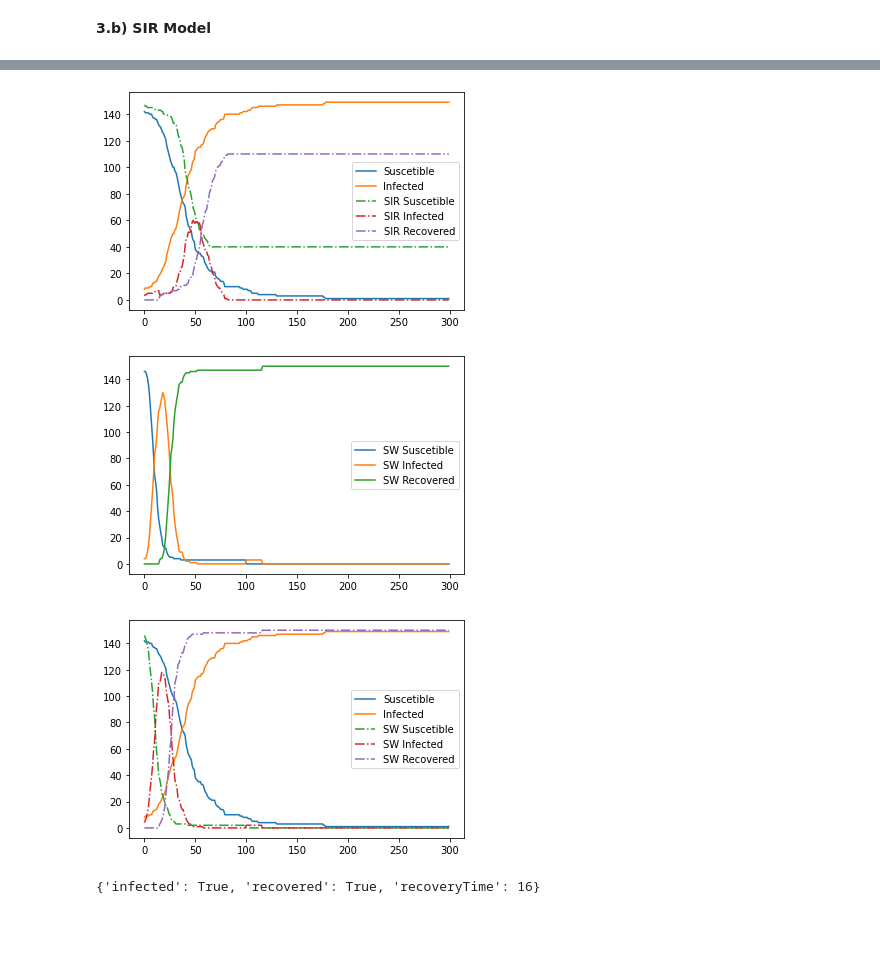
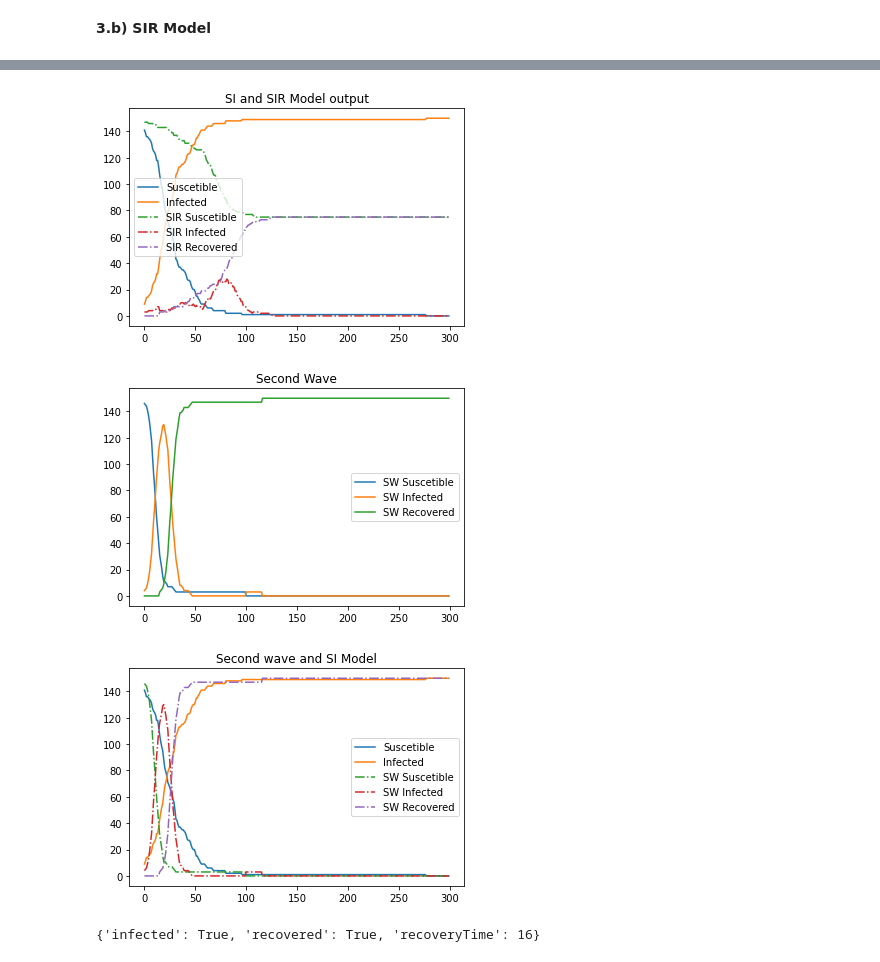
Before and after one commit to Elangoraj/Social-network-analysis, a Jupyter notebook: Networks.ipynb, the cells around one changed output, grey strips where cells are left out. Drawn from its saved outputs; the diff is of its cells as text; code cells hidden in the pictures; blank space fills up the shorter version.

```diff
--- a/Networks.ipynb
+++ b/Networks.ipynb
@@ -340,11 +296,0 @@ nx.circular_layout(Gx)
-# %%
-mv = list(measures.values())
-
-color_map = []
-for i in range(0,len(mv)):
-  if mv[i] == 0: color_map.append('orange')
-  elif mv[i] == 1: color_map.append('g')
-  elif mv[i] == 2: color_map.append('r')
-  elif mv[i] == 3: color_map.append('b')
-  elif mv[i] == 4: color_map.append('black')
-  else: color_map.append('yellow')
@@ -483,10 +387,2 @@ draw_clu(Gx, nx.spring_layout(Gx), community.best_partition(Gx), 'Louvain')
 # %% [markdown]
 **2.f) Longest Shortest Path**
-# %%
-path = dict(nx.all_pairs_dijkstra_path(G))
-max_path = []
-for i in (list(path.keys())):
-  max_path.append((i,max(path[i].items(), key=operator.itemgetter(1))[0],max(path[i].items(), key=operator.itemgetter(1))[1]))
-source=max(max_path,key=itemgetter(2))[0]
-target=max(max_path,key=itemgetter(2))[1]
-nx.shortest_path(G,source=source,target=target)
@@ -603,9 +506,11 @@ def SI_model(G, initial_infecteds , beta, t_simulation):
 
   return sData, infectedData
 # %%
-G = Gx
+# Define parameters
 initial_infecteds = [10,15,20,25,30,35,40,45]
 beta = 0.005
 t_simulation = 300
-SI_Suscetible, SI_Infected = SI_model(G, initial_infecteds , beta, t_simulation)
+
+# SI model function call
+SI_Suscetible, SI_Infected = SI_model(Gx, initial_infecteds , beta, t_simulation)
 # %% [output]
@@ -713,9 +635,11 @@ def SIR_model(G, initial_infecteds , beta, t_simulation, recoveryTime):
   return sData_SIR, infectedData, recoveredData
 # %%
-G = Gx
-initial_infecteds = 3 # [10,15,20,25,30,35,40,45]
+# Define parameters
+initial_infecteds = [10,15,20]
 beta = 0.005
 t_simulation = 300
 recoveryTime = 15
-SIR_Suscetible, SIR_infected, SIR_recovered = SIR_model(G, initial_infecteds , beta, t_simulation, recoveryTime)
+
+# SIR model function call
+SIR_Suscetible, SIR_infected, SIR_recovered = SIR_model(Gx, initial_infecteds , beta, t_simulation, recoveryTime)
 # %% [output]
@@ -723,16 +659,16 @@ SIR_Suscetible, SIR_infected, SIR_recovered = SIR_model(G, initial_infecteds , b
 # %%
-# SIR_Suscetible, SIR_infected, SIR_recovered
-# SI_Suscetible, SI_Infected
+# Plot and compare SI and SIR model outputs as lineplot
 timeList = np.arange(0,t_simulation)
+plt.title('SI and SIR Model output')
 plt.plot(timeList, SI_Suscetible, label="Suscetible")
 plt.plot(timeList, SI_Infected, label="Infected")
 plt.plot(timeList, SIR_Suscetible, label="SIR Suscetible", linestyle='-.')
 plt.plot(timeList, SIR_infected, label="SIR Infected", linestyle='-.')
 plt.plot(timeList, SIR_recovered, label="SIR Recovered", linestyle='-.')
 plt.legend()
 plt.show()
 # %% [output]
-[figure, old version]
+[figure, new version]
 # %%
 def Second_wave(G, initial_infecteds , beta, t_simulation, recoveryTime, new_infections):
 
@@ -853,16 +791,20 @@ def Second_wave(G, initial_infecteds , beta, t_simulation, recoveryTime, new_inf
   return sData_SIR, infectedData, recoveredData
 # %%
-G = Gx
-initial_infecteds = 3
+# Parameter inputs
+initial_infecteds = [10,15,20]
 beta = 0.02
 t_simulation = 300
 recoveryTime = 15
 new_infections = 30
-SW_Suscetible, SW_infected, SW_recovered = Second_wave(G, initial_infecteds , beta, t_simulation, recoveryTime, new_infections)
+
+# Function call for scecond wave
+SW_Suscetible, SW_infected, SW_recovered = Second_wave(Gx, initial_infecteds , beta, t_simulation, recoveryTime, new_infections)
 # %% [output]
-[figure, old version]
+[figure, new version]
 # %%
+# Plot second wave against SI model
 timeList = np.arange(0,t_simulation)
+plt.title('Second wave and SI Model')
 plt.plot(timeList, SI_Suscetible, label="Suscetible")
 plt.plot(timeList, SI_Infected, label="Infected")
 plt.plot(timeList, SW_Suscetible, label="SW Suscetible", linestyle='-.')
@@ -871,7 +813,7 @@ plt.plot(timeList, SW_recovered, label="SW Recovered", linestyle='-.')
 plt.legend()
 plt.show()
 # %% [output]
-[figure, old version]
+[figure, new version]
 # %%
 Gx.nodes[i]
 # %% [output]
```
Also changed, not shown: parts of 49 cells of this notebook.
